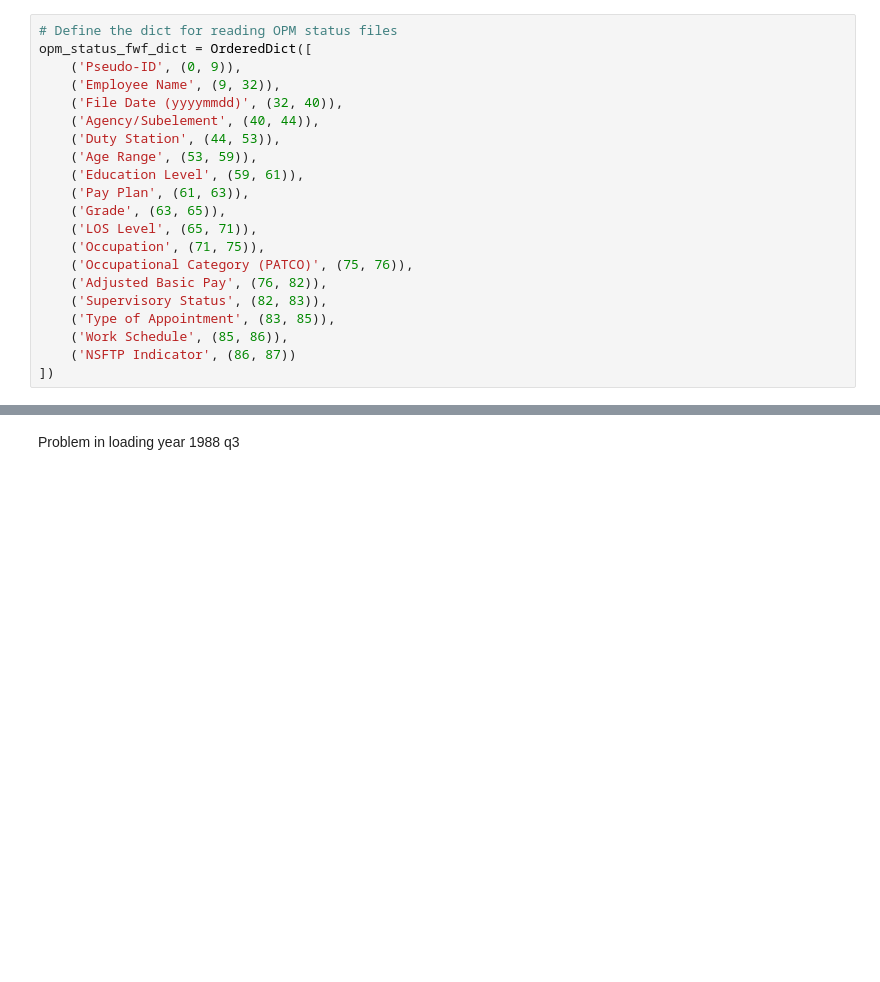
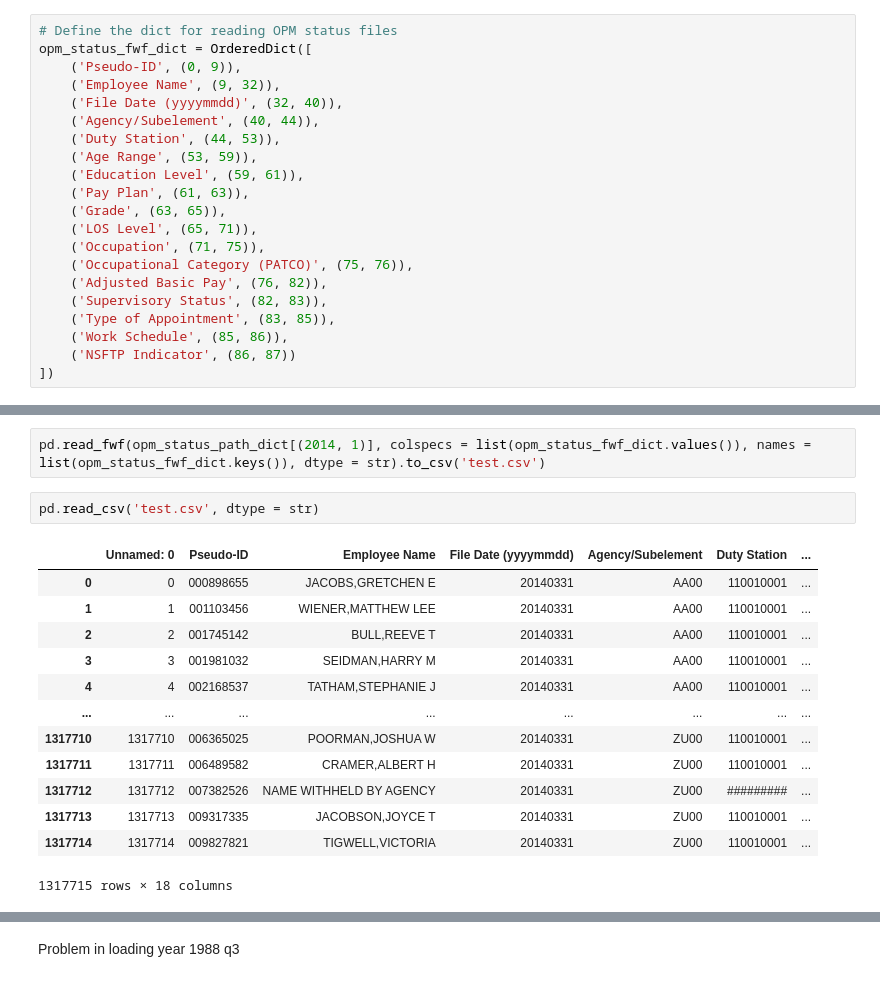
Before and after one commit to ChurnKenLee/government_shutdown, a Jupyter notebook: code/clean.ipynb, the cells around one changed output, grey strips where cells are left out. Cells and saved outputs as stored; diff of their text form; blank space fills up the shorter version.

```diff
--- a/code/clean.ipynb
+++ b/code/clean.ipynb
@@ -144,0 +139,18 @@ Loading year 1989, quarter 4.
+# %%
+pd.read_fwf(opm_status_path_dict[(2014, 1)], colspecs = list(opm_status_fwf_dict.values()), names = list(opm_status_fwf_dict.keys()), dtype = str).to_csv('test.csv')
+# %%
+pd.read_csv('test.csv', dtype = str)
+# %% [output]
+|  | Unnamed: 0 | Pseudo-ID | Employee Name | File Date (yyyymmdd) | Agency/Subelement | Duty Station | ... |
+| 0 | 0 | 000898655 | JACOBS,GRETCHEN E | 20140331 | AA00 | 110010001 | ... |
+| 1 | 1 | 001103456 | WIENER,MATTHEW LEE | 20140331 | AA00 | 110010001 | ... |
+| 2 | 2 | 001745142 | BULL,REEVE T | 20140331 | AA00 | 110010001 | ... |
+| 3 | 3 | 001981032 | SEIDMAN,HARRY M | 20140331 | AA00 | 110010001 | ... |
+| 4 | 4 | 002168537 | TATHAM,STEPHANIE J | 20140331 | AA00 | 110010001 | ... |
+| ... | ... | ... | ... | ... | ... | ... | ... |
+| 1317710 | 1317710 | 006365025 | POORMAN,JOSHUA W | 20140331 | ZU00 | 110010001 | ... |
+| 1317711 | 1317711 | 006489582 | CRAMER,ALBERT H | 20140331 | ZU00 | 110010001 | ... |
+| 1317712 | 1317712 | 007382526 | NAME WITHHELD BY AGENCY | 20140331 | ZU00 | ######### | ... |
+| 1317713 | 1317713 | 009317335 | JACOBSON,JOYCE T | 20140331 | ZU00 | 110010001 | ... |
+| 1317714 | 1317714 | 009827821 | TIGWELL,VICTORIA | 20140331 | ZU00 | 110010001 | ... |
+1317715 rows × 18 columns
```
Also changed, not shown: parts of 20 cells of this notebook.
